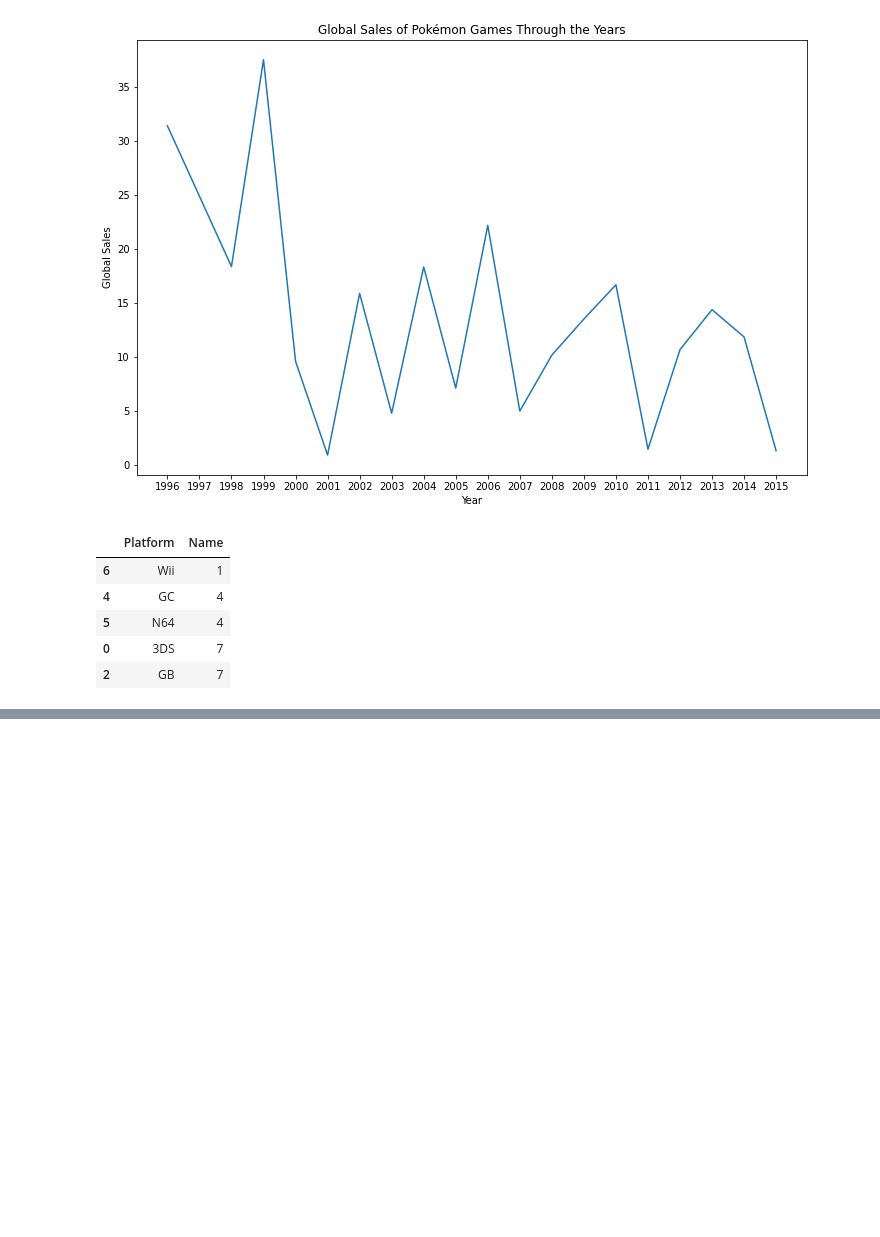
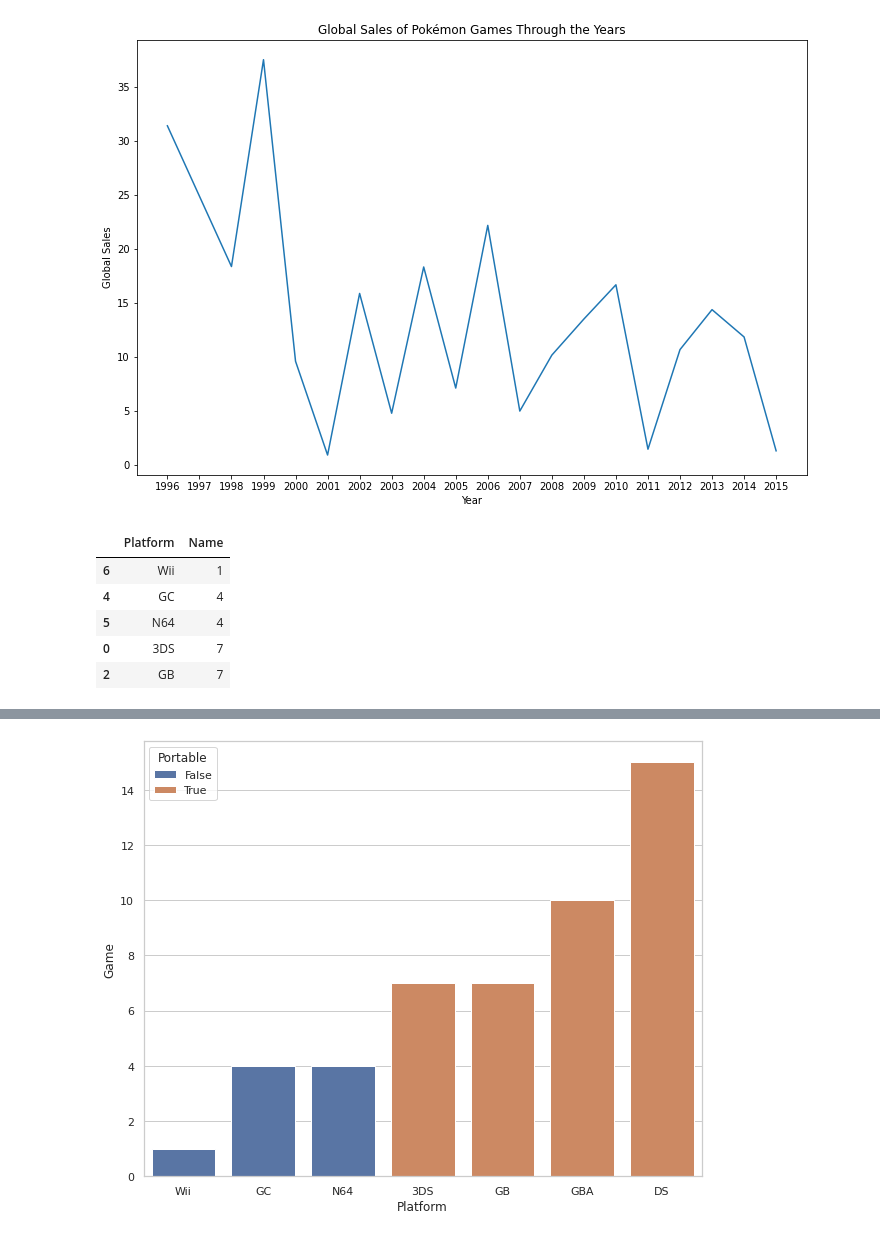
Before and after one commit to adamesalles/icd-eda, a Jupyter notebook: Eduardo.ipynb, the cells around one changed output, grey strips where cells are left out. Cells and saved outputs as stored; diff of their text form; code cells hidden in the pictures; blank space fills up the shorter version.

```diff
--- a/Eduardo.ipynb
+++ b/Eduardo.ipynb
@@ -117,0 +145,12 @@ plt.show()
+# %%
+pokemon_ggp = pokemon_gg.assign(
+    Portable = lambda dataframe: dataframe['Platform'].map(lambda platform: True if platform in ('3DS','GB','GBA','DS') else False)
+)
+
+fig, ax = plt.subplots(figsize=(10,8))
+sns.set_theme(style="whitegrid")
+sns.barplot(ax = ax, x="Platform", y="Name", data=pokemon_ggp, hue="Portable", dodge=False)
+ax.set(ylabel='Game')
+plt.show()
+# %% [output]
+[figure, added]
```
Also changed, not shown: parts of 5 cells of this notebook.
